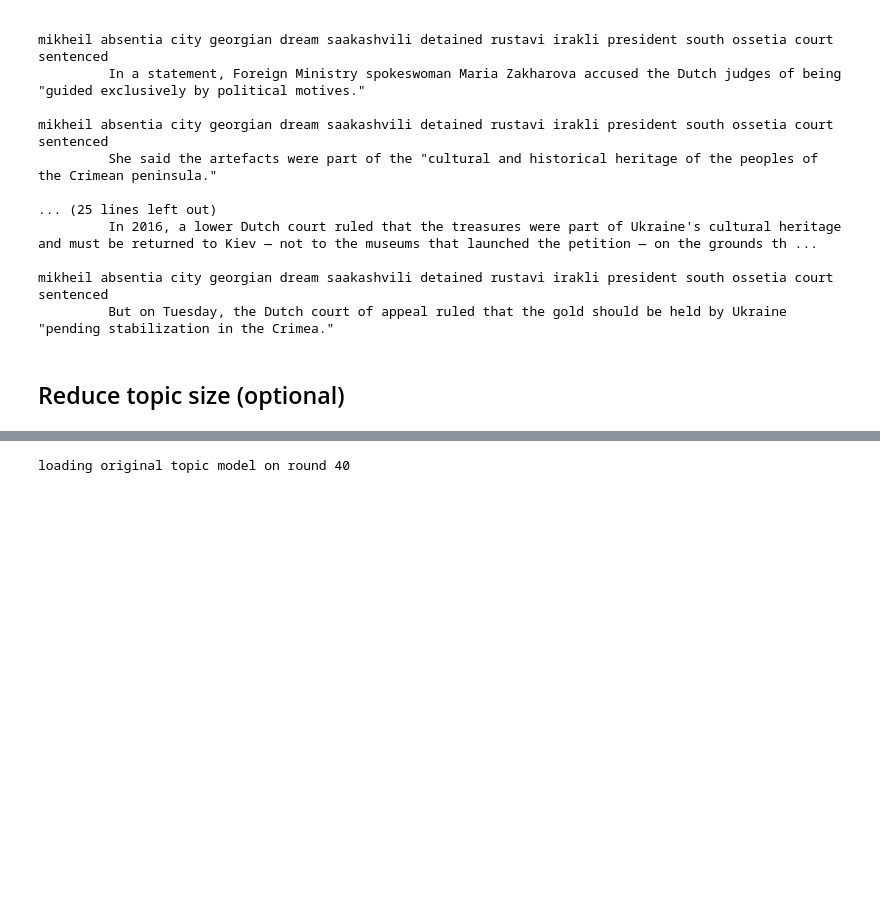
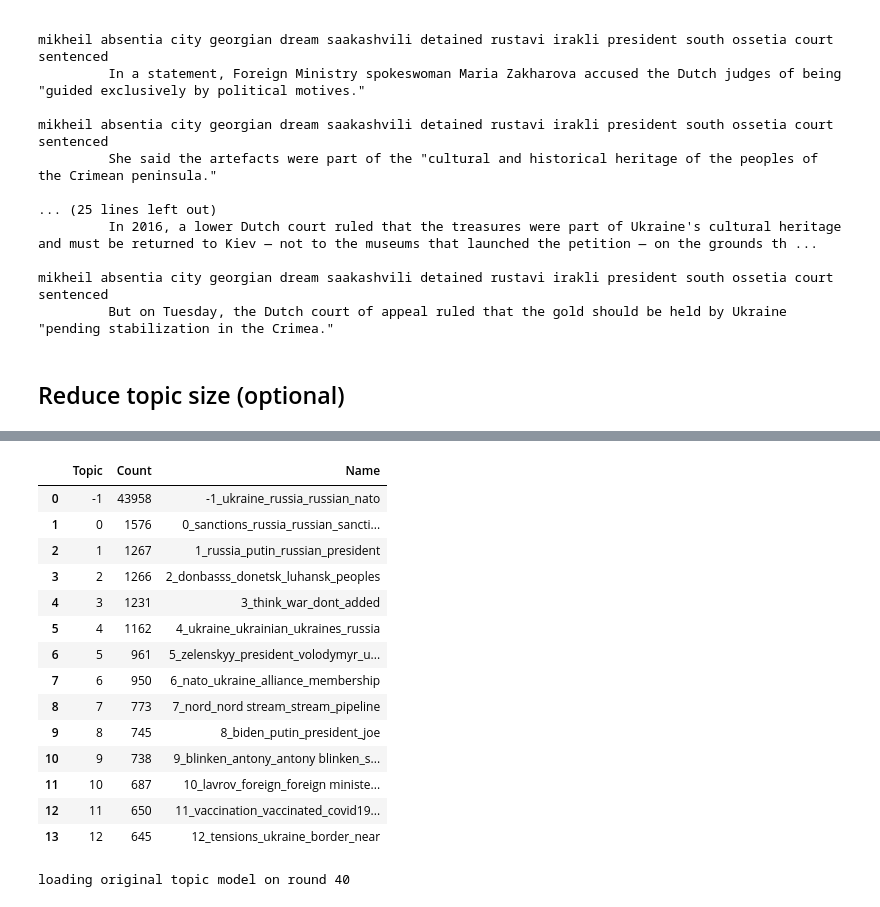
Before and after one commit to eelegiap/ukraine-media-CSLI, a Jupyter notebook: sentences_BERTopic.ipynb, the cells around one changed output, grey strips where cells are left out. Cells and saved outputs as stored; diff of their text form; code cells hidden in the pictures; blank space fills up the shorter version.

```diff
--- a/sentences_BERTopic.ipynb
+++ b/sentences_BERTopic.ipynb
@@ -665,3 +699,21 @@ coherence: 0.4642747122800679
+# %%
+topic_model.get_topic_info()
+# %% [output]
+|  | Topic | Count | Name |
+| 0 | -1 | 43958 | -1_ukraine_russia_russian_nato |
+| 1 | 0 | 1576 | 0_sanctions_russia_russian_sancti... |
+| 2 | 1 | 1267 | 1_russia_putin_russian_president |
+| 3 | 2 | 1266 | 2_donbasss_donetsk_luhansk_peoples |
+| 4 | 3 | 1231 | 3_think_war_dont_added |
+| 5 | 4 | 1162 | 4_ukraine_ukrainian_ukraines_russia |
+| 6 | 5 | 961 | 5_zelenskyy_president_volodymyr_u... |
+| 7 | 6 | 950 | 6_nato_ukraine_alliance_membership |
+| 8 | 7 | 773 | 7_nord_nord stream_stream_pipeline |
+| 9 | 8 | 745 | 8_biden_putin_president_joe |
+| 10 | 9 | 738 | 9_blinken_antony_antony blinken_s... |
+| 11 | 10 | 687 | 10_lavrov_foreign_foreign ministe... |
+| 12 | 11 | 650 | 11_vaccination_vaccinated_covid19... |
+| 13 | 12 | 645 | 12_tensions_ukraine_border_near |
 # %%
 %%time
 # reduce topic size to n and evaluate coherence
```
Also changed, not shown: parts of 7 cells of this notebook, 18 other files.
